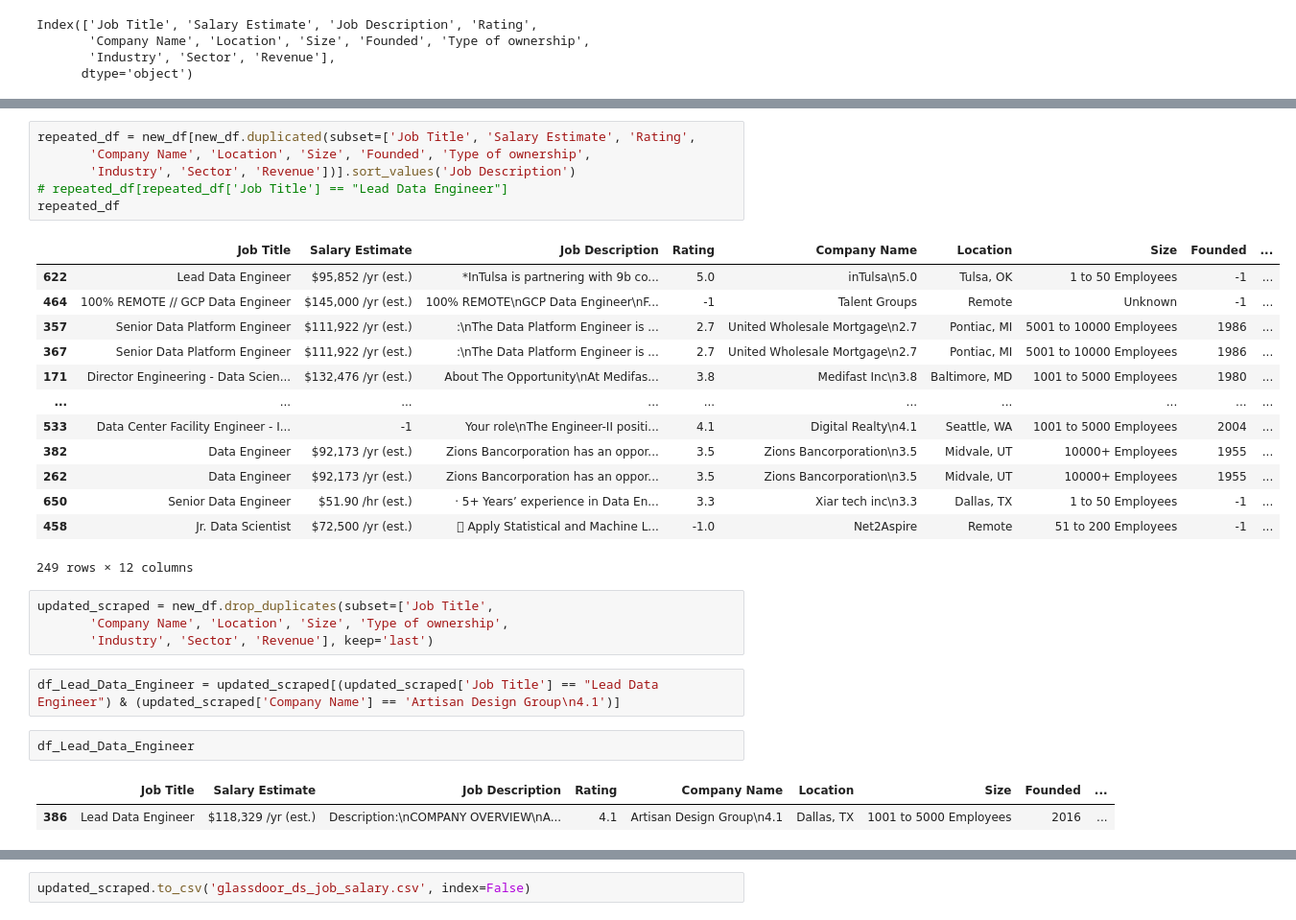
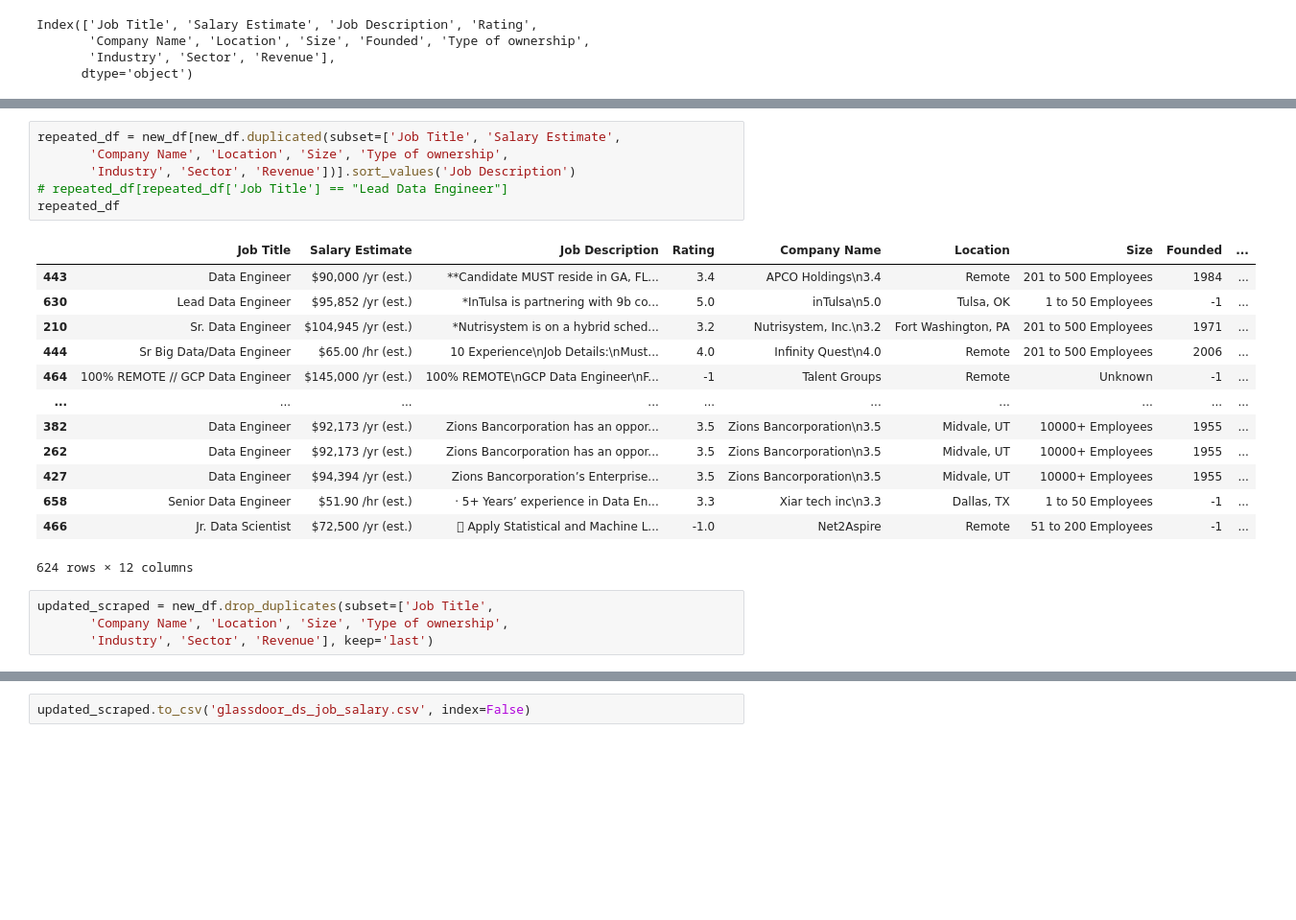
Before and after one commit to wangyf99/GlassDoor_Salary_Prediction, a Jupyter notebook: Just_Scraper_GlassDoor_Salary.ipynb, the cells around one changed output, grey strips where cells are left out. Shown at 96% size. Drawn from its saved outputs; the diff is of its cells as text; blank space fills up the shorter version.

```diff
--- a/Just_Scraper_GlassDoor_Salary.ipynb
+++ b/Just_Scraper_GlassDoor_Salary.ipynb
@@ -294,31 +280,24 @@ new_df[new_df['Job Title'] == "Lead Data Engineer"]
 # %%
-repeated_df = new_df[new_df.duplicated(subset=['Job Title', 'Salary Estimate', 'Rating',
-       'Company Name', 'Location', 'Size', 'Founded', 'Type of ownership',
+repeated_df = new_df[new_df.duplicated(subset=['Job Title', 'Salary Estimate',
+       'Company Name', 'Location', 'Size', 'Type of ownership',
        'Industry', 'Sector', 'Revenue'])].sort_values('Job Description')
 # repeated_df[repeated_df['Job Title'] == "Lead Data Engineer"]
 repeated_df
 # %% [output]
 |  | Job Title | Salary Estimate | Job Description | Rating | Company Name | Location | Size | Founded | ... |
-| 622 | Lead Data Engineer | $95,852 /yr (est.) | *InTulsa is partnering with 9b co... | 5.0 | inTulsa\n5.0 | Tulsa, OK | 1 to 50 Employees | -1 | ... |
+| 443 | Data Engineer | $90,000 /yr (est.) | **Candidate MUST reside in GA, FL... | 3.4 | APCO Holdings\n3.4 | Remote | 201 to 500 Employees | 1984 | ... |
+| 630 | Lead Data Engineer | $95,852 /yr (est.) | *InTulsa is partnering with 9b co... | 5.0 | inTulsa\n5.0 | Tulsa, OK | 1 to 50 Employees | -1 | ... |
+| 210 | Sr. Data Engineer | $104,945 /yr (est.) | *Nutrisystem is on a hybrid sched... | 3.2 | Nutrisystem, Inc.\n3.2 | Fort Washington, PA | 201 to 500 Employees | 1971 | ... |
+| 444 | Sr Big Data/Data Engineer | $65.00 /hr (est.) | 10 Experience\nJob Details:\nMust... | 4.0 | Infinity Quest\n4.0 | Remote | 201 to 500 Employees | 2006 | ... |
 | 464 | 100% REMOTE // GCP Data Engineer | $145,000 /yr (est.) | 100% REMOTE\nGCP Data Engineer\nF... | -1 | Talent Groups | Remote | Unknown | -1 | ... |
-| 357 | Senior Data Platform Engineer | $111,922 /yr (est.) | :\nThe Data Platform Engineer is ... | 2.7 | United Wholesale Mortgage\n2.7 | Pontiac, MI | 5001 to 10000 Employees | 1986 | ... |
-| 367 | Senior Data Platform Engineer | $111,922 /yr (est.) | :\nThe Data Platform Engineer is ... | 2.7 | United Wholesale Mortgage\n2.7 | Pontiac, MI | 5001 to 10000 Employees | 1986 | ... |
-| 171 | Director Engineering - Data Scien... | $132,476 /yr (est.) | About The Opportunity\nAt Medifas... | 3.8 | Medifast Inc\n3.8 | Baltimore, MD | 1001 to 5000 Employees | 1980 | ... |
 | ... | ... | ... | ... | ... | ... | ... | ... | ... | ... |
-| 533 | Data Center Facility Engineer - I... | -1 | Your role\nThe Engineer-II positi... | 4.1 | Digital Realty\n4.1 | Seattle, WA | 1001 to 5000 Employees | 2004 | ... |
 | 382 | Data Engineer | $92,173 /yr (est.) | Zions Bancorporation has an oppor... | 3.5 | Zions Bancorporation\n3.5 | Midvale, UT | 10000+ Employees | 1955 | ... |
 | 262 | Data Engineer | $92,173 /yr (est.) | Zions Bancorporation has an oppor... | 3.5 | Zions Bancorporation\n3.5 | Midvale, UT | 10000+ Employees | 1955 | ... |
-| 650 | Senior Data Engineer | $51.90 /hr (est.) | · 5+ Years’ experience in Data En... | 3.3 | Xiar tech inc\n3.3 | Dallas, TX | 1 to 50 Employees | -1 | ... |
-| 458 | Jr. Data Scientist | $72,500 /yr (est.) |  Apply Statistical and Machine L... | -1.0 | Net2Aspire | Remote | 51 to 200 Employees | -1 | ... |
+| 427 | Data Engineer | $94,394 /yr (est.) | Zions Bancorporation’s Enterprise... | 3.5 | Zions Bancorporation\n3.5 | Midvale, UT | 10000+ Employees | 1955 | ... |
+| 658 | Senior Data Engineer | $51.90 /hr (est.) | · 5+ Years’ experience in Data En... | 3.3 | Xiar tech inc\n3.3 | Dallas, TX | 1 to 50 Employees | -1 | ... |
+| 466 | Jr. Data Scientist | $72,500 /yr (est.) |  Apply Statistical and Machine L... | -1.0 | Net2Aspire | Remote | 51 to 200 Employees | -1 | ... |
-249 rows × 12 columns
+624 rows × 12 columns
 # %%
 updated_scraped = new_df.drop_duplicates(subset=['Job Title',
        'Company Name', 'Location', 'Size', 'Type of ownership',
        'Industry', 'Sector', 'Revenue'], keep='last')
-# %%
-df_Lead_Data_Engineer = updated_scraped[(updated_scraped['Job Title'] == "Lead Data Engineer") & (updated_scraped['Company Name'] == 'Artisan Design Group\n4.1')]
-# %%
-df_Lead_Data_Engineer
-# %% [output]
-|  | Job Title | Salary Estimate | Job Description | Rating | Company Name | Location | Size | Founded | ... |
-| 386 | Lead Data Engineer | $118,329 /yr (est.) | Description:\nCOMPANY OVERVIEW\nA... | 4.1 | Artisan Design Group\n4.1 | Dallas, TX | 1001 to 5000 Employees | 2016 | ... |
```
Also changed, not shown: parts of 8 cells of this notebook, 1 other file.
